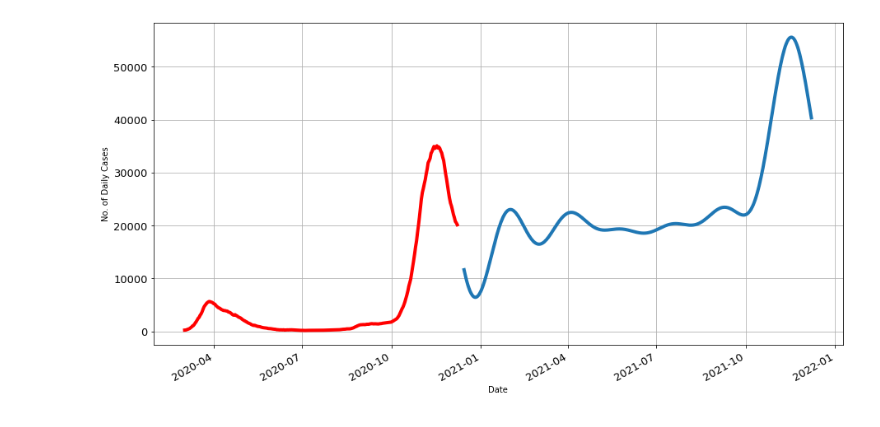
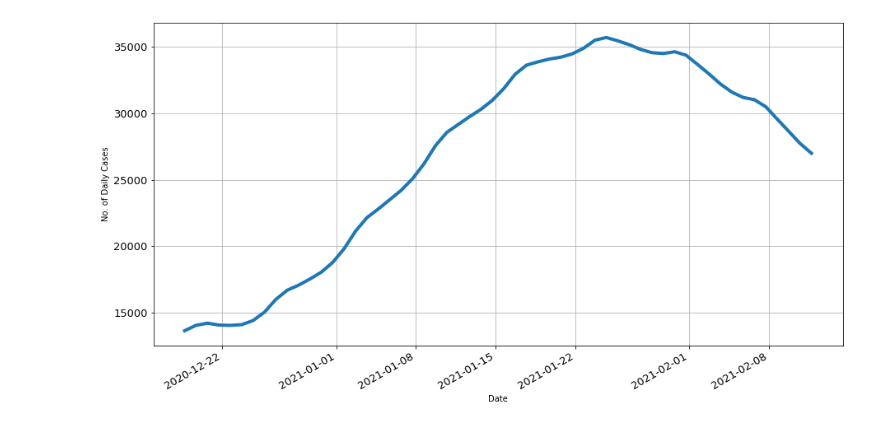
Before and after one commit to reidemeister94/covid-data-forecast, a Jupyter notebook: Forecast daily cases.ipynb, the cells around one changed output. Saved outputs shown, nothing was run; the diff lists cells and outputs as text; code cells hidden in the pictures.

```diff
--- a/Forecast daily cases.ipynb
+++ b/Forecast daily cases.ipynb
@@ -66,3 +70,6 @@ daily_positive.head()
 | 3 | 2020-02-27T18:00:00 | 250 |
 | 4 | 2020-02-28T18:00:00 | 238 |
 [interactive output not drawn]
+# %%
+LAYERS = 10
+DAYS_PRED = 60
@@ -71,7 +80,7 @@ m = NeuralProphet(
     yearly_seasonality=True,
     daily_seasonality=False,
     weekly_seasonality=True,
-    num_hidden_layers=2,
+    num_hidden_layers=LAYERS,
     # seasonality_reg=0.1,
 )
 metrics = m.fit(daily_positive, freq="D")
@@ -81,7 +90,7 @@ INFO: nprophet.config - set_auto_batch_epoch: Auto-set epochs to 111
 INFO: nprophet - _lr_range_test: learning rate range test found optimal lr: 2.85E-01
 [interactive output not drawn]
 # %%
-future = m.make_future_dataframe(daily_positive, periods=365)
+future = m.make_future_dataframe(daily_positive, periods=DAYS_PRED)
 forecast_daily_pos = m.predict(future)
 # %% [output]
 [interactive output not drawn]
@@ -113,6 +126,6 @@ forecast_daily_pos = forecast_daily_pos.rename(
 # %% [output]
 [interactive output not drawn]
 # %%
-forecast_daily_pos["mean"] = forecast_daily_pos.rolling(7).mean()
+forecast_daily_pos["mean"] = forecast_daily_pos.rolling(5).mean()
 # %% [output]
 [interactive output not drawn]
@@ -137,19 +152,19 @@ daily_positive.head()
 # %%
 fig = forecast_daily_pos.plot(
     x="date",
     y="mean",
     kind="line",
     figsize=(15, 8),
     fontsize=13,
     legend=False,
 )
-plt.plot("ds", "mean", data=daily_positive, marker="", color="red", linewidth=4)
+# plt.plot("ds", "mean", data=daily_positive, marker="", color="red", linewidth=4)
 fig.set_ylabel("No. of Daily Cases")
 fig.set_xlabel("Date")
 plt.grid()
 for line in fig.get_lines():
     line.set_linewidth(4)
 plt.show()
 # %% [output]
-[figure, old version]
+[figure, new version]
 [interactive output not drawn]
```
Also changed, not shown: parts of 10 cells of this notebook, 5 other files.
